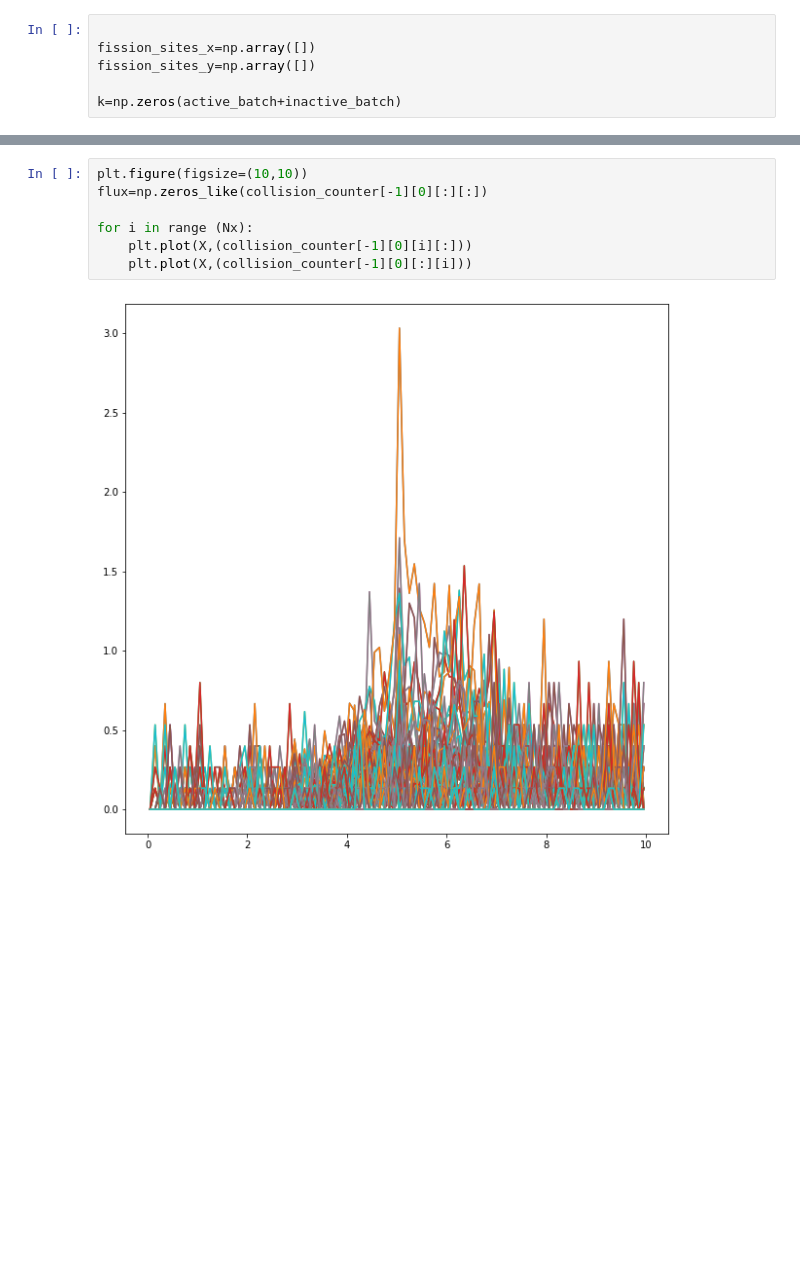
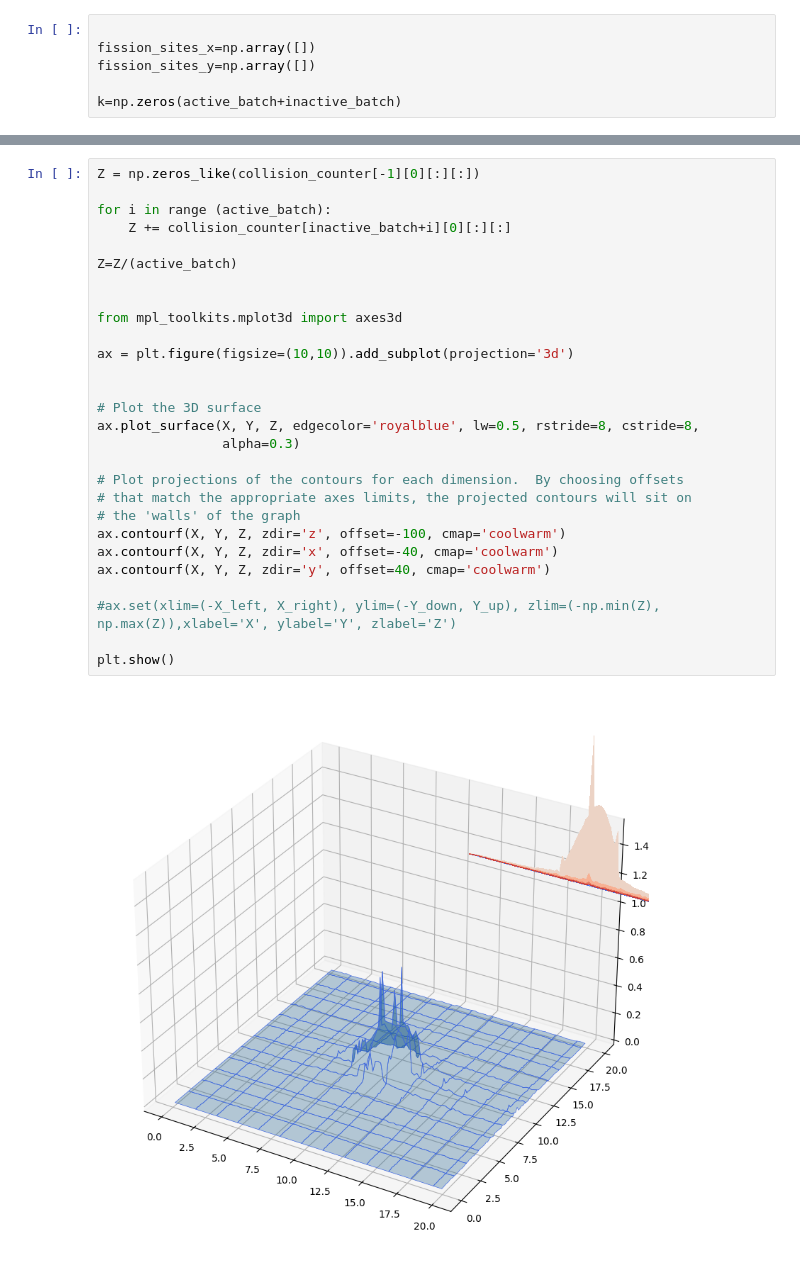
Before and after one commit to magnoxemo/mesh_amalgamation_test, a Jupyter notebook: src/main.ipynb, the cells around one changed output, grey strips where cells are left out. Drawn from its saved outputs; the diff is of its cells as text; blank space fills up the shorter version.

```diff
--- a/src/main.ipynb
+++ b/src/main.ipynb
@@ -334,9 +343,30 @@ plt.imshow(collision_counter[0][0][:][:],cmap=cm.Greens)
-# %%
-plt.figure(figsize=(10,10))
-flux=np.zeros_like(collision_counter[-1][0][:][:])
-
-for i in range (Nx):
-    plt.plot(X,(collision_counter[-1][0][i][:]))
-    plt.plot(X,(collision_counter[-1][0][:][i]))
-# %% [output]
-[figure, removed]
+# %%
+Z = np.zeros_like(collision_counter[-1][0][:][:])
+
+for i in range (active_batch):
+    Z += collision_counter[inactive_batch+i][0][:][:]
+
+Z=Z/(active_batch)
+
+
+from mpl_toolkits.mplot3d import axes3d
+
+ax = plt.figure(figsize=(10,10)).add_subplot(projection='3d')
+
+
+# Plot the 3D surface
+ax.plot_surface(X, Y, Z, edgecolor='royalblue', lw=0.5, rstride=8, cstride=8,
+                alpha=0.3)
+
+# Plot projections of the contours for each dimension.  By choosing offsets
+# that match the appropriate axes limits, the projected contours will sit on
+# the 'walls' of the graph
+ax.contourf(X, Y, Z, zdir='z', offset=-100, cmap='coolwarm')
+ax.contourf(X, Y, Z, zdir='x', offset=-40, cmap='coolwarm')
+ax.contourf(X, Y, Z, zdir='y', offset=40, cmap='coolwarm')
+
+#ax.set(xlim=(-X_left, X_right), ylim=(-Y_down, Y_up), zlim=(-np.min(Z), np.max(Z)),xlabel='X', ylabel='Y', zlabel='Z')
+
+plt.show()
+# %% [output]
+[figure, added]
```
Also changed, not shown: parts of 16 cells of this notebook.
